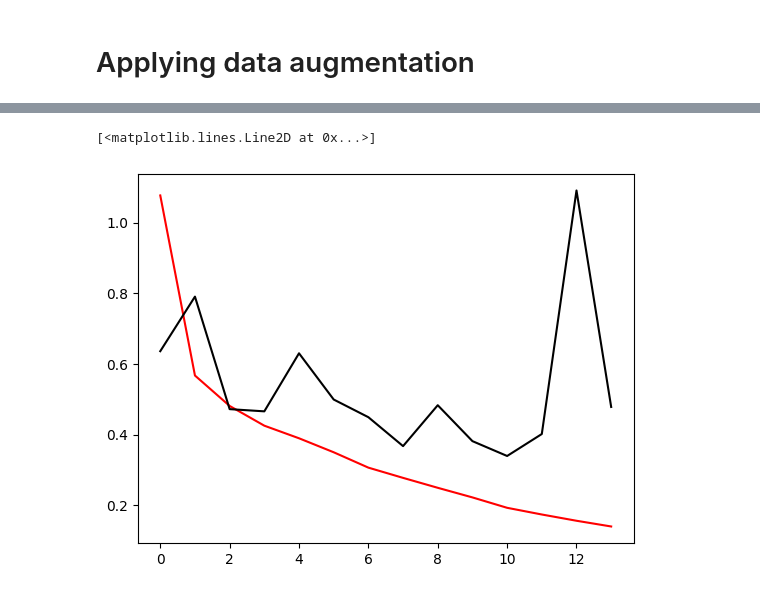
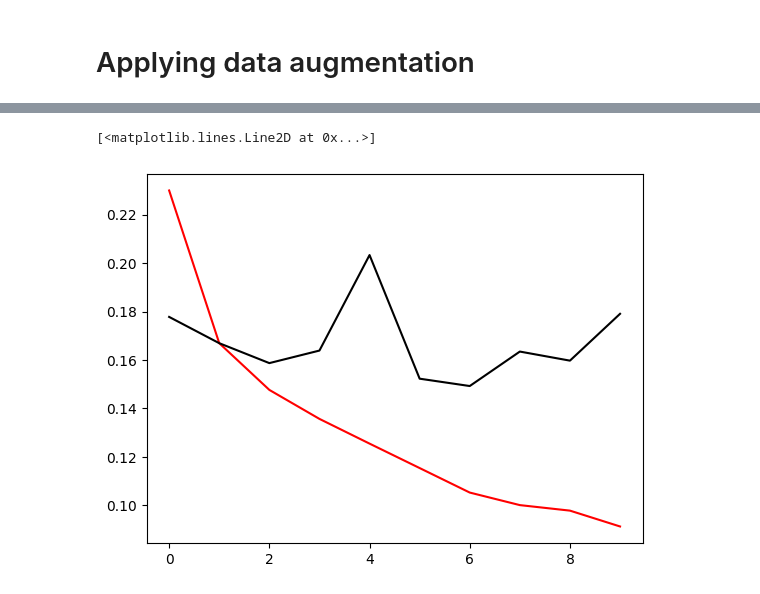
Before and after one commit to MhoOmm/DL_Learning, a Jupyter notebook: CNN-Projects/CatsV_SDogs.ipynb, the cells around one changed output, grey strips where cells are left out. Drawn from its saved outputs; the diff is of its cells as text; code cells hidden in the pictures.

Commit message:
CAts vs dogs best acc - transfer learning

```diff
--- a/CNN-Projects/CatsV_SDogs.ipynb
+++ b/CNN-Projects/CatsV_SDogs.ipynb
@@ -414,0 +387,26 @@ Epoch 14/20
+# %%
+from keras.layers import RandomFlip,RandomZoom,RandomContrast
+data_aug = tf.keras.Sequential([
+    RandomFlip('horizontal'),
+    RandomZoom(0.1),
+    RandomContrast(0.1)
+])
+
+from tensorflow.keras.callbacks import EarlyStopping
+from keras.layers import Dropout
+early_stop = EarlyStopping(
+    monitor="val_loss",
+    patience=3,
+    restore_best_weights=True
+)
+# %%
+# making our model wiht the conv_base
+model = Sequential()
+model.add(tf.keras.layers.Input(shape=(224,224,3)))
+model.add(data_aug)
+model.add(conv_base)
+model.add(Flatten())
+model.add(Dense(256,activation='relu'))
+model.add(Dropout(0.1))
+model.add(Dense(1,activation='sigmoid'))
+model.summary()
@@ -414,0 +457,4 @@ Epoch 14/20
+# %%
+model.compile(loss='binary_crossentropy',optimizer='adam',metrics=['accuracy'])
+# %%
+history = model.fit(train_ds,validation_data=val_ds,epochs=20,callbacks=[early_stop])
@@ -415,7 +489,6 @@ Epoch 14/20
 # %%
-  import matplotlib.pyplot as plt
-  plt.plot(history3.history['loss'],color='red',label='train')
-  plt.plot(history3.history['val_loss'],color='black',label='test')
+plt.plot(history.history['loss'],color='red',label='test')
+plt.plot(history.history['val_loss'],color='black',label='train')
 # %% [output]
 [<matplotlib.lines.Line2D at 0x...>]
-[figure, old version]
+[figure, new version]
```
Also changed, not shown: parts of 16 cells of this notebook.
